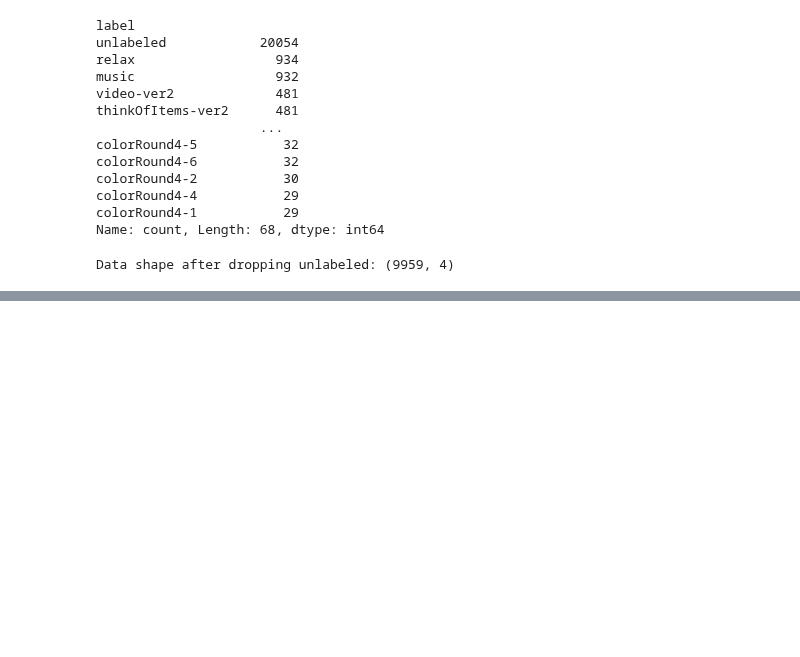
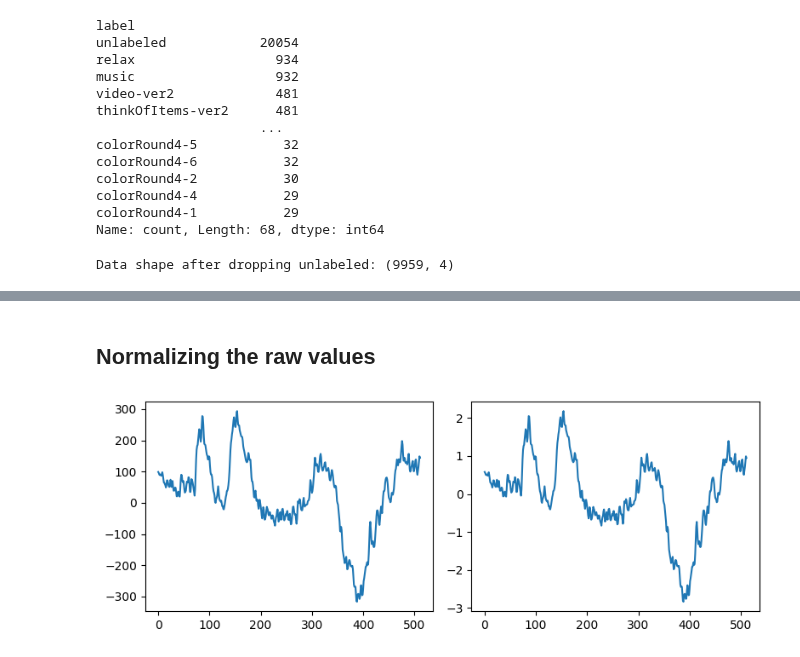
Before and after one commit to parhamkebria/EEG, a Jupyter notebook: training_monitor.ipynb, the cells around one changed output, grey strips where cells are left out. Drawn from its saved outputs; the diff is of its cells as text; code cells hidden in the pictures; blank space fills up the shorter version.

Commit message:
display and normalize labels

```diff
--- a/training_monitor.ipynb
+++ b/training_monitor.ipynb
@@ -210,0 +216,12 @@ plt.show()
+# %% [markdown]
+## Normalizing the raw values
+# %%
+scaler = preprocessing.StandardScaler()
+eeg_data['normalized_raw_values'] = eeg_data['raw_values'].apply(lambda x: scaler.fit_transform(x.reshape(-1, 1)).flatten() if x is not None else None)
+fig, axs = plt.subplots(1,2, figsize=(8, 3))
+axs[0].plot(eeg_data['raw_values'][0], label='Raw Values')
+axs[1].plot(eeg_data['normalized_raw_values'][0], label='Normalized Raw Values')
+plt.tight_layout()
+plt.show()
+# %% [output]
+[figure, added]
```
Also changed, not shown: parts of 3 cells of this notebook.
